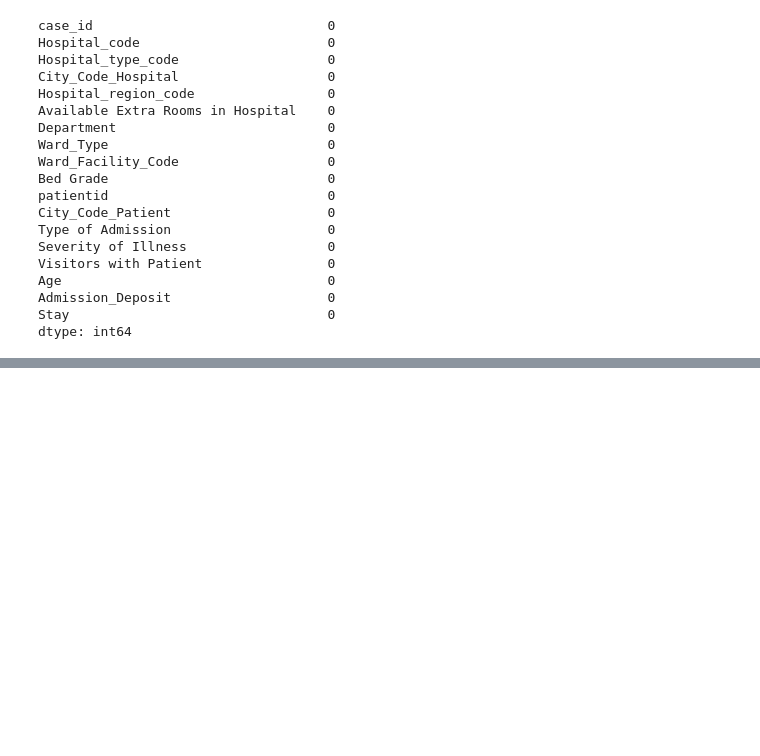
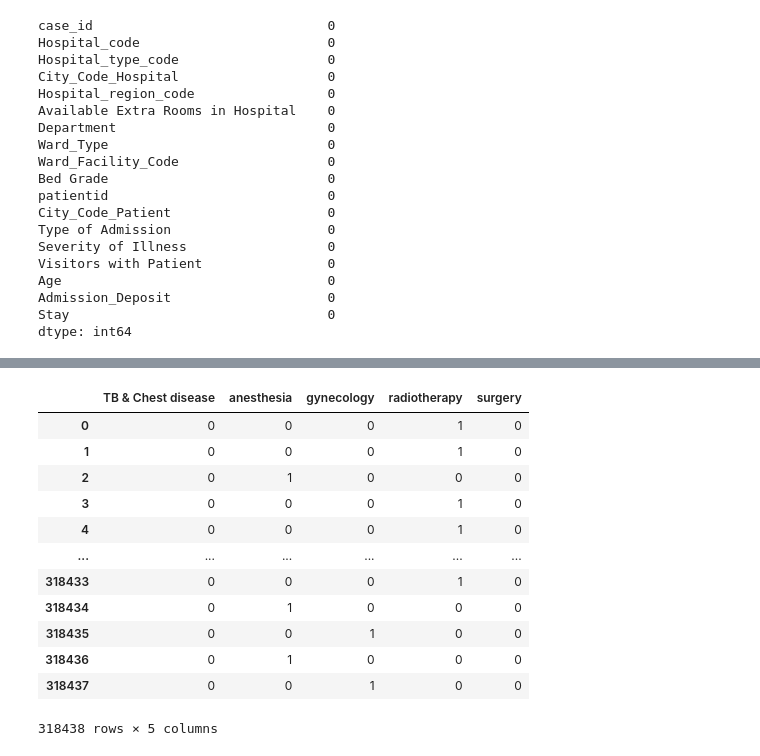
Before and after one commit to fatinfuadkarim/Predicting-Hospital-Stays-Using-ML, a Jupyter notebook: Code/Predicting-Hospital-Stays-Using-ML.ipynb, the cells around one changed output, grey strips where cells are left out. Drawn from its saved outputs; the diff is of its cells as text; code cells hidden in the pictures; blank space fills up the shorter version.

```diff
--- a/Code/Predicting-Hospital-Stays-Using-ML.ipynb
+++ b/Code/Predicting-Hospital-Stays-Using-ML.ipynb
@@ -113,0 +160,16 @@ dtype: int64
+# %%
+pd.get_dummies(data['Department'])
+# %% [output]
+|  | TB & Chest disease | anesthesia | gynecology | radiotherapy | surgery |
+| 0 | 0 | 0 | 0 | 1 | 0 |
+| 1 | 0 | 0 | 0 | 1 | 0 |
+| 2 | 0 | 1 | 0 | 0 | 0 |
+| 3 | 0 | 0 | 0 | 1 | 0 |
+| 4 | 0 | 0 | 0 | 1 | 0 |
+| ... | ... | ... | ... | ... | ... |
+| 318433 | 0 | 0 | 0 | 1 | 0 |
+| 318434 | 0 | 1 | 0 | 0 | 0 |
+| 318435 | 0 | 0 | 1 | 0 | 0 |
+| 318436 | 0 | 1 | 0 | 0 | 0 |
+| 318437 | 0 | 0 | 1 | 0 | 0 |
+318438 rows × 5 columns
```
Also changed, not shown: parts of 7 cells of this notebook.
